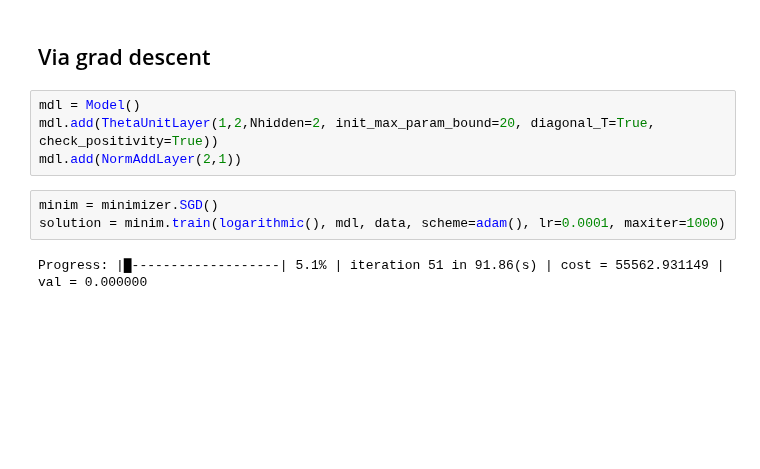
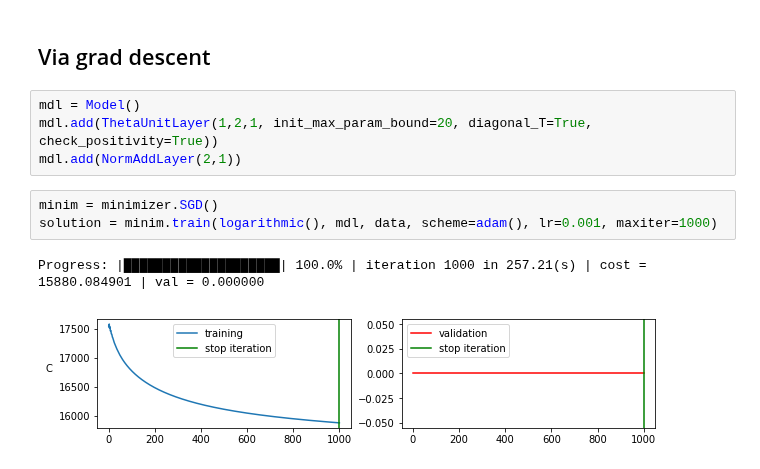
Before and after one commit to RiemannAI/theta, a Jupyter notebook: examples/example_likas.ipynb, the cells around one changed output. Cells and saved outputs as stored; diff of their text form; blank space fills up the shorter version.

```diff
--- a/examples/example_likas.ipynb
+++ b/examples/example_likas.ipynb
@@ -61,11 +82,12 @@ plt.plot(test_data.flatten(), mdl(test_data).flatten(), 'o-')
 ## Via grad descent
 # %%
 mdl = Model()
-mdl.add(ThetaUnitLayer(1,2,Nhidden=2, init_max_param_bound=20, diagonal_T=True, check_positivity=True))
+mdl.add(ThetaUnitLayer(1,2,1, init_max_param_bound=20, diagonal_T=True, check_positivity=True))
 mdl.add(NormAddLayer(2,1))
 # %%
 minim = minimizer.SGD()
-solution = minim.train(logarithmic(), mdl, data, scheme=adam(), lr=0.0001, maxiter=1000)
+solution = minim.train(logarithmic(), mdl, data, scheme=adam(), lr=0.001, maxiter=1000)
 # %% [output]
-Progress: |█-------------------| 5.1% | iteration 51 in 91.86(s) | cost = 55562.931149 | val = 0.000000
+Progress: |████████████████████| 100.0% | iteration 1000 in 257.21(s) | cost = 15880.084901 | val = 0.000000
+[figure, added]
 # %%
```
Also changed, not shown: parts of 9 cells of this notebook, 4 other files.
